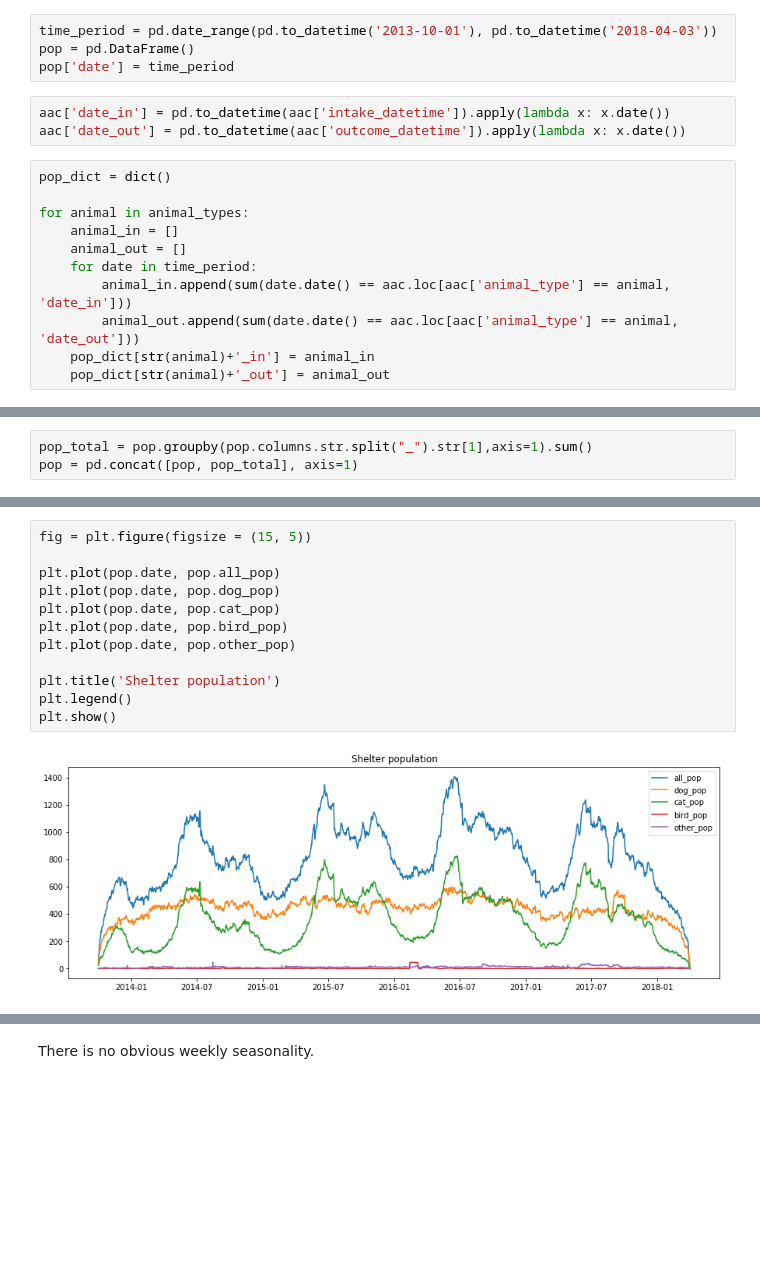
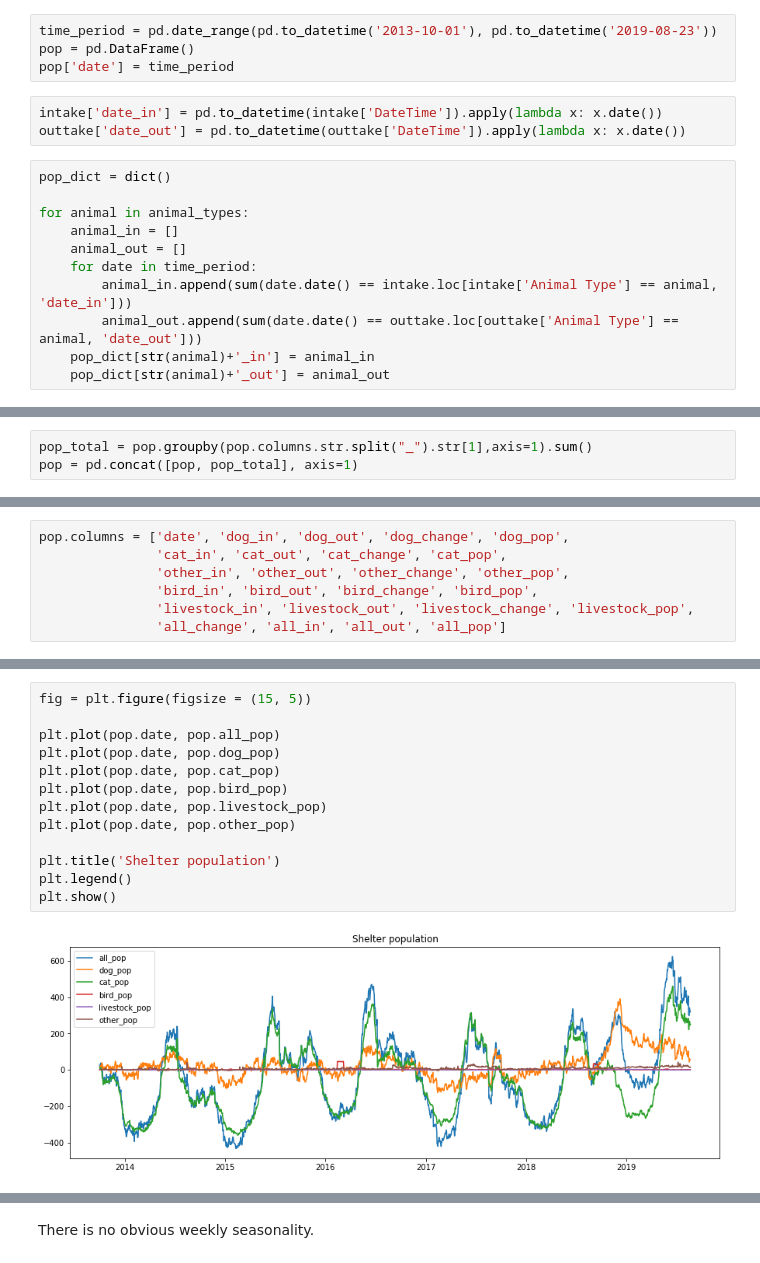
Before and after one commit to SmellsLikeCake/austin-animal-shelter, a Jupyter notebook: Austin-animal-shelter-write-up.ipynb, the cells around one changed output, grey strips where cells are left out. Saved outputs shown, nothing was run; the diff lists cells and outputs as text; blank space fills up the shorter version.

```diff
--- a/Austin-animal-shelter-write-up.ipynb
+++ b/Austin-animal-shelter-write-up.ipynb
@@ -332,12 +341,12 @@ There is a tailing off of outtake at the end of the dataset. This is a function
 # %% [markdown]
 #### Daily trends
 # %%
-time_period = pd.date_range(pd.to_datetime('2013-10-01'), pd.to_datetime('2018-04-03'))
+time_period = pd.date_range(pd.to_datetime('2013-10-01'), pd.to_datetime('2019-08-23'))
 pop = pd.DataFrame()
 pop['date'] = time_period
 # %%
-aac['date_in'] = pd.to_datetime(aac['intake_datetime']).apply(lambda x: x.date())
-aac['date_out'] = pd.to_datetime(aac['outcome_datetime']).apply(lambda x: x.date())
+intake['date_in'] = pd.to_datetime(intake['DateTime']).apply(lambda x: x.date())
+outtake['date_out'] = pd.to_datetime(outtake['DateTime']).apply(lambda x: x.date())
 # %%
 pop_dict = dict()
 
@@ -345,8 +354,8 @@ for animal in animal_types:
     animal_in = []
     animal_out = []
     for date in time_period:
-        animal_in.append(sum(date.date() == aac.loc[aac['animal_type'] == animal, 'date_in']))
-        animal_out.append(sum(date.date() == aac.loc[aac['animal_type'] == animal, 'date_out']))
+        animal_in.append(sum(date.date() == intake.loc[intake['Animal Type'] == animal, 'date_in']))
+        animal_out.append(sum(date.date() == outtake.loc[outtake['Animal Type'] == animal, 'date_out']))
     pop_dict[str(animal)+'_in'] = animal_in
     pop_dict[str(animal)+'_out'] = animal_out
 # %%
@@ -376,0 +389,7 @@ pop.head()
+# %%
+pop.columns = ['date', 'dog_in', 'dog_out', 'dog_change', 'dog_pop',
+               'cat_in', 'cat_out', 'cat_change', 'cat_pop',
+               'other_in', 'other_out', 'other_change', 'other_pop',
+               'bird_in', 'bird_out', 'bird_change', 'bird_pop',
+               'livestock_in', 'livestock_out', 'livestock_change', 'livestock_pop',
+               'all_change', 'all_in', 'all_out', 'all_pop']
@@ -377,15 +406,16 @@ pop.head()
 # %%
 fig = plt.figure(figsize = (15, 5))
 
 plt.plot(pop.date, pop.all_pop)
 plt.plot(pop.date, pop.dog_pop)
 plt.plot(pop.date, pop.cat_pop)
 plt.plot(pop.date, pop.bird_pop)
+plt.plot(pop.date, pop.livestock_pop)
 plt.plot(pop.date, pop.other_pop)
 
 plt.title('Shelter population')
 plt.legend()
 plt.show()
 # %% [output]
-[figure, old version]
+[figure, new version]
 # %% [markdown]
```
Also changed, not shown: parts of 92 cells of this notebook.
